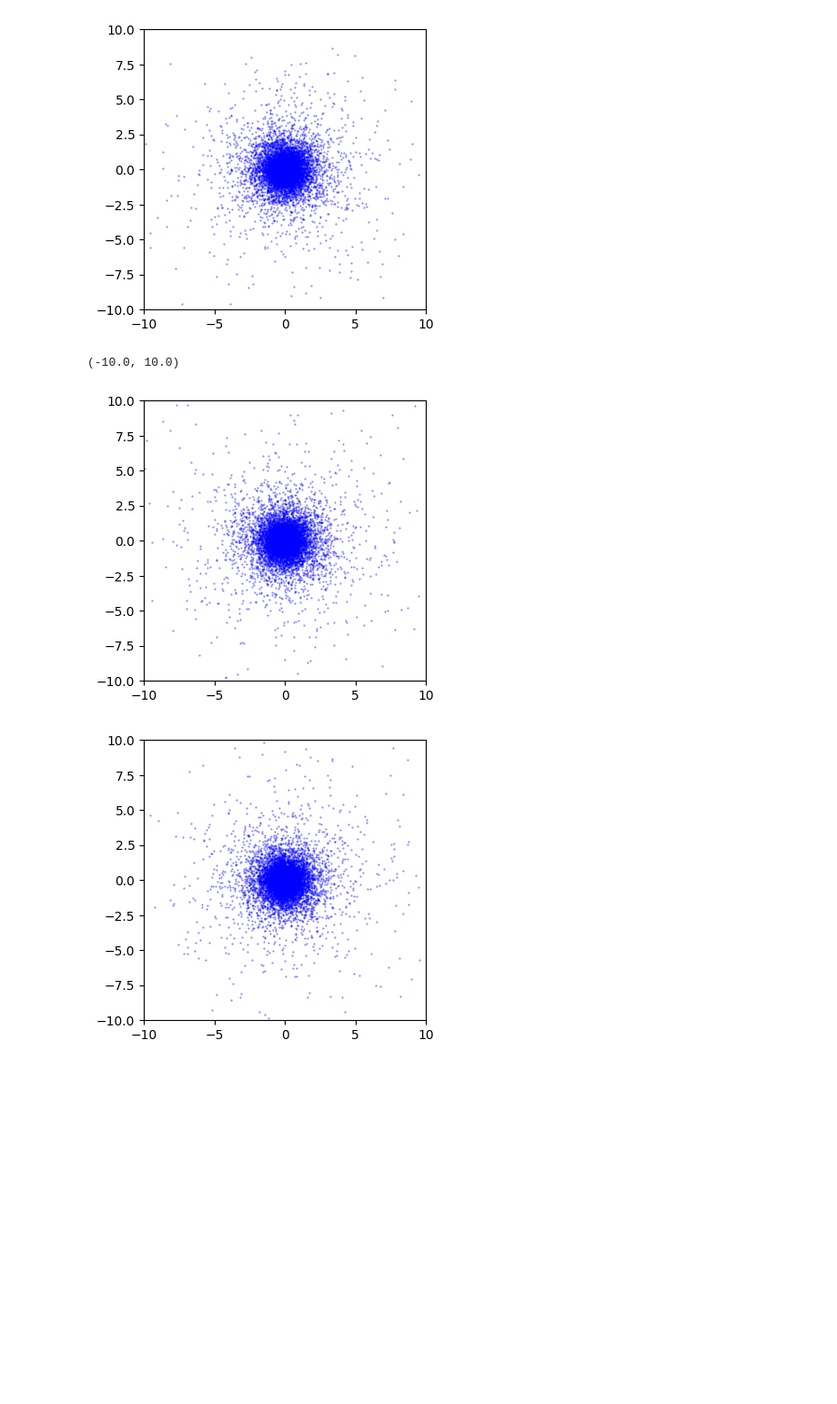
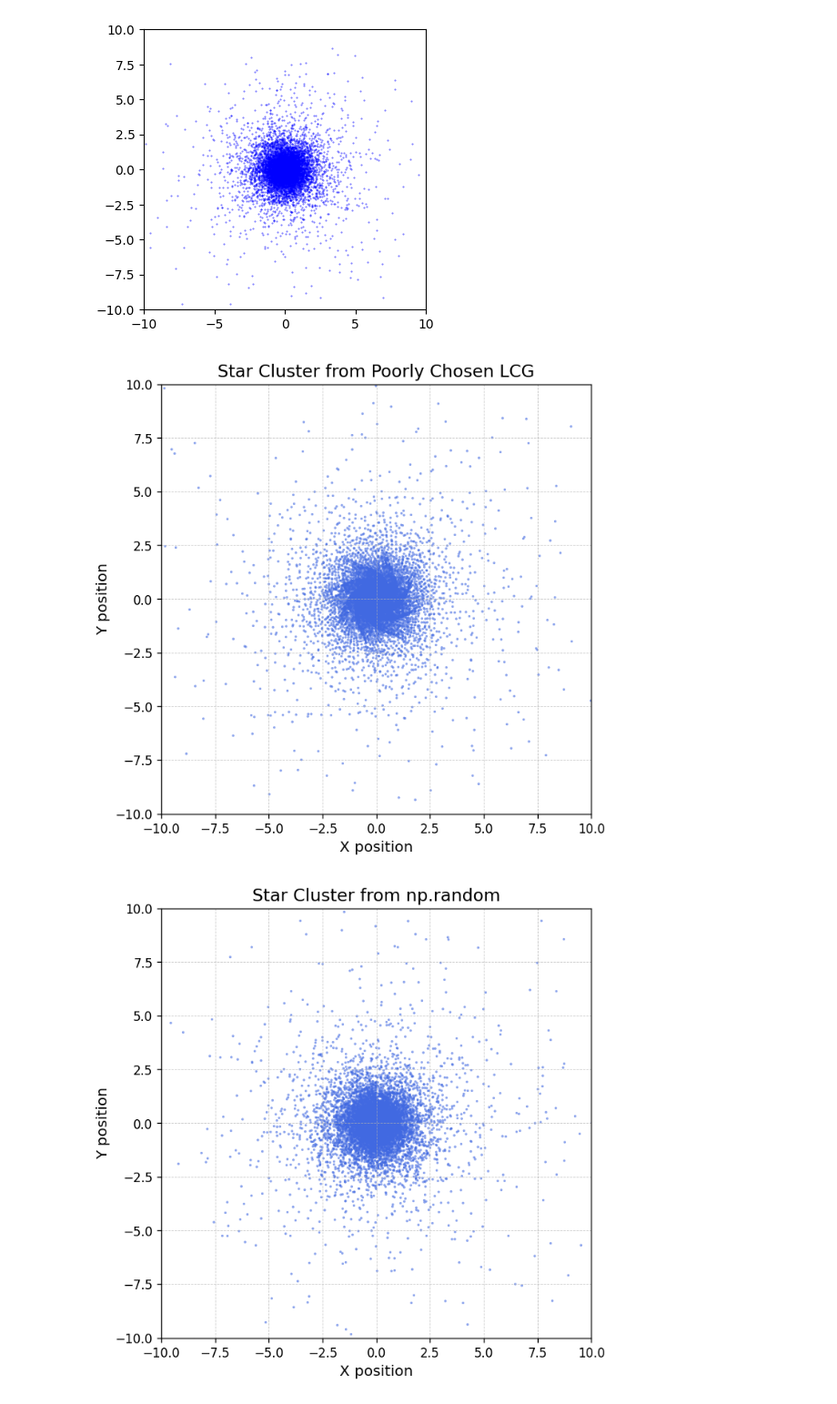
Before and after one commit to SimoneSped/focus_project_Comp_Astro, a Jupyter notebook: notebooks/Report.ipynb, the cells around one changed output. Shown: that part at 91% size. Cells and saved outputs as stored; diff of their text form; code cells hidden in the pictures; blank space fills up the shorter version.

```diff
--- a/notebooks/Report.ipynb
+++ b/notebooks/Report.ipynb
@@ -570,8 +570,12 @@ from prngs.mersenne_twister import MersenneTwister
 # This code generates a random distribution of stars in 3D space, with a specified mass distribution.
 
 # initialise the random number generator
-rng = np.random.Generator(np.random.PCG64(seed=12345))
-rng = LCG(m=2**32, a=1664525, c=1013904223, seed=42)
+
+# Small modulus
+rng = LCG(m=1009, a=65, c=3, seed=42)
+
+# Modulus as power of 2 with increment = 0
+rng = LCG(m=2**16, a=5, c=0, seed=1)
 
 # Sample isotropic 3d vectors with a given modulus
 def rand_vec3d( mod ):
@@ -594,37 +598,82 @@ N = 10000
 m = 1/N
 
 # Sampling the mass, draw radii through inversion sampling from the cumulative mass M
 # Use the existing LCG instance 'rng' to sample the mass
 U = np.array([rng.next() for _ in range(N)])
 rsamp = U**(1/3)/np.sqrt((1-U**(2/3)))
 
 # create N empty 3D vectors
 x3d = rand_vec3d( rsamp )
 
 # make a scatter plot of the stars
 import matplotlib.pyplot as plt
 
-fig, ax = plt.subplots(figsize=(4, 4))
-ax.scatter(x3d[:,0], x3d[:,1], marker='.', s=1, c='b', alpha=0.5)
+fig, ax = plt.subplots(figsize=(6, 6), dpi=120)
+
+# Use a clearer color and bigger dots
+scatter = ax.scatter(
+    x3d[:, 0],
+    x3d[:, 1],
+    marker="o",
+    s=4,
+    c="royalblue",
+    alpha=0.6,
+    edgecolor="none"
+)
+
+# Add grid and axis labels
+ax.grid(True, linestyle="--", linewidth=0.5, alpha=0.7)
+ax.set_xlabel("X position", fontsize=12)
+ax.set_ylabel("Y position", fontsize=12)
+ax.set_title("Star Cluster from Poorly Chosen LCG", fontsize=14)
+
+# Set same scale for X and Y
 ax.set_xlim(-10, 10)
 ax.set_ylim(-10, 10)
+ax.set_aspect("equal")
+
+# Tight layout
+plt.tight_layout()
+plt.show()
 
 rng = MersenneTwister(seed=42)
 
 U = np.array([rng.next() for _ in range(N)])
 rsamp = U**(1/3)/np.sqrt((1-U**(2/3)))
 
 # create N empty 3D vectors
 x3d = rand_vec3d( rsamp )
 
 # make a scatter plot of the stars
 import matplotlib.pyplot as plt
 
-fig, ax = plt.subplots(figsize=(4, 4))
-ax.scatter(x3d[:,0], x3d[:,1], marker='.', s=1, c='b', alpha=0.5)
+fig, ax = plt.subplots(figsize=(6, 6), dpi=120)
+
+# Use a clearer color and bigger dots
+scatter = ax.scatter(
+    x3d[:, 0],
+    x3d[:, 1],
+    marker="o",
+    s=4,
+    c="royalblue",
+    alpha=0.6,
+    edgecolor="none"
+)
+
+# Add grid and axis labels
+ax.grid(True, linestyle="--", linewidth=0.5, alpha=0.7)
+ax.set_xlabel("X position", fontsize=12)
+ax.set_ylabel("Y position", fontsize=12)
+ax.set_title("Star Cluster from np.random", fontsize=14)
+
+# Set same scale for X and Y
 ax.set_xlim(-10, 10)
 ax.set_ylim(-10, 10)
+ax.set_aspect("equal")
+
+# Tight layout
+plt.tight_layout()
+plt.show()
 # %% [output]
-(-10.0, 10.0)
-[figure, old version]
+[figure, new version]
-[figure, old version]
+[figure, new version]
```
Also changed, not shown: parts of 3 cells of this notebook.
